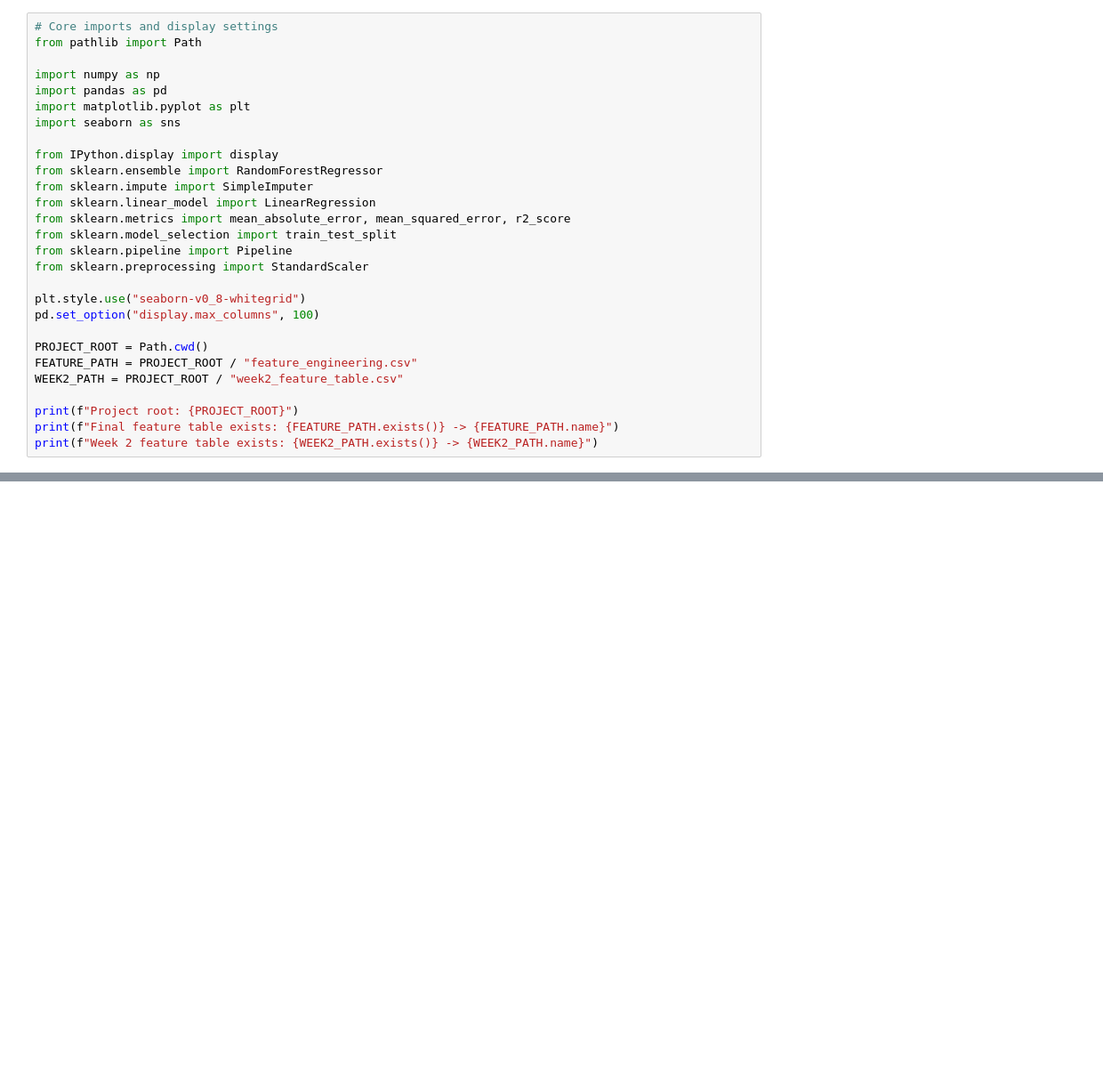
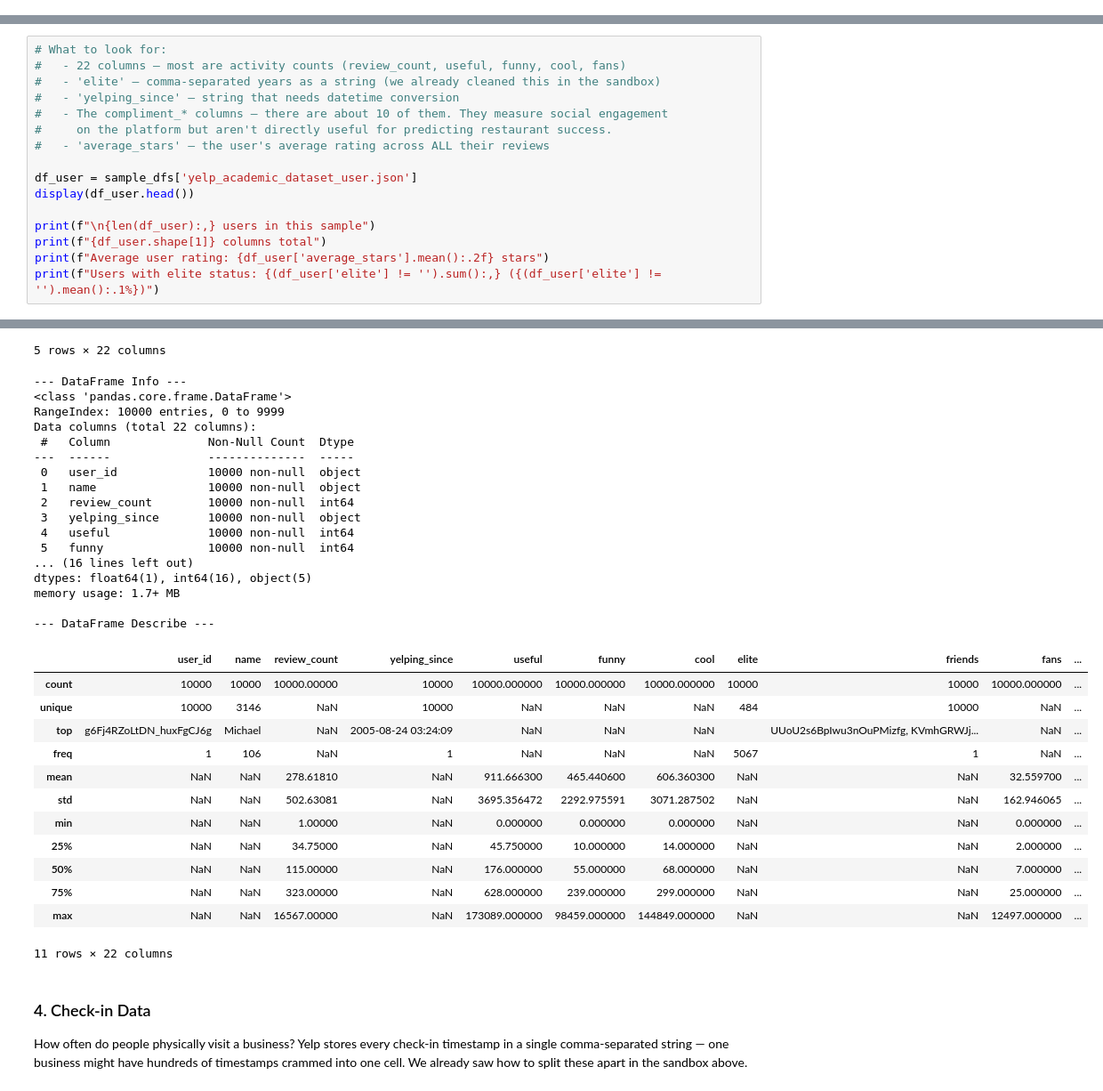
Before and after one commit to lassieo/Yelp---Restaurants-in-New-Orleans, a Jupyter notebook: DSBA_6211_Master_Notebook.ipynb, the cells around one changed output, grey strips where cells are left out. Shown at 89% size. Drawn from its saved outputs; the diff is of its cells as text; blank space fills up the shorter version.

```diff
--- a/DSBA_6211_Master_Notebook.ipynb
+++ b/DSBA_6211_Master_Notebook.ipynb
@@ -44,28 +0,0 @@ The goal is to walk the reader through the work without making unfinished pieces
-# %%
-# Core imports and display settings
-from pathlib import Path
-
-import numpy as np
-import pandas as pd
-import matplotlib.pyplot as plt
-import seaborn as sns
-
-from IPython.display import display
-from sklearn.ensemble import RandomForestRegressor
-from sklearn.impute import SimpleImputer
-from sklearn.linear_model import LinearRegression
-from sklearn.metrics import mean_absolute_error, mean_squared_error, r2_score
-from sklearn.model_selection import train_test_split
-from sklearn.pipeline import Pipeline
-from sklearn.preprocessing import StandardScaler
-
-plt.style.use("seaborn-v0_8-whitegrid")
-pd.set_option("display.max_columns", 100)
-
-PROJECT_ROOT = Path.cwd()
-FEATURE_PATH = PROJECT_ROOT / "feature_engineering.csv"
-WEEK2_PATH = PROJECT_ROOT / "week2_feature_table.csv"
-
-print(f"Project root: {PROJECT_ROOT}")
-print(f"Final feature table exists: {FEATURE_PATH.exists()} -> {FEATURE_PATH.name}")
-print(f"Week 2 feature table exists: {WEEK2_PATH.exists()} -> {WEEK2_PATH.name}")
@@ -512,0 +475,17 @@ The reader should leave with one clean idea: Yelp success in New Orleans is part
+# %%
+# What to look for:
+#   - 22 columns — most are activity counts (review_count, useful, funny, cool, fans)
+#   - 'elite' — comma-separated years as a string (we already cleaned this in the sandbox)
+#   - 'yelping_since' — string that needs datetime conversion
+#   - The compliment_* columns — there are about 10 of them. They measure social engagement
+#     on the platform but aren't directly useful for predicting restaurant success.
+#   - 'average_stars' — the user's average rating across ALL their reviews
+
+df_user = sample_dfs['yelp_academic_dataset_user.json']
+display(df_user.head())
+
+print(f"\n{len(df_user):,} users in this sample")
+print(f"{df_user.shape[1]} columns total")
+print(f"Average user rating: {df_user['average_stars'].mean():.2f} stars")
+print(f"Users with elite status: {(df_user['elite'] != '').sum():,} ({(df_user['elite'] != '').mean():.1%})")
+# %% [output]
@@ -512,0 +498,35 @@ The reader should leave with one clean idea: Yelp success in New Orleans is part
+5 rows × 22 columns
+--- DataFrame Info ---
+<class 'pandas.core.frame.DataFrame'>
+RangeIndex: 10000 entries, 0 to 9999
+Data columns (total 22 columns):
+ #   Column              Non-Null Count  Dtype
+---  ------              --------------  -----
+ 0   user_id             10000 non-null  object
+ 1   name                10000 non-null  object
+ 2   review_count        10000 non-null  int64
+ 3   yelping_since       10000 non-null  object
+ 4   useful              10000 non-null  int64
+ 5   funny               10000 non-null  int64
+... (16 lines left out)
+dtypes: float64(1), int64(16), object(5)
+memory usage: 1.7+ MB
+
+--- DataFrame Describe ---
+|  | user_id | name | review_count | yelping_since | useful | funny | cool | elite | friends | fans | ... |
+| count | 10000 | 10000 | 10000.00000 | 10000 | 10000.000000 | 10000.000000 | 10000.000000 | 10000 | 10000 | 10000.000000 | ... |
+| unique | 10000 | 3146 | NaN | 10000 | NaN | NaN | NaN | 484 | 10000 | NaN | ... |
+| top | g6Fj4RZoLtDN_huxFgCJ6g | Michael | NaN | 2005-08-24 03:24:09 | NaN | NaN | NaN |  | UUoU2s6BpIwu3nOuPMizfg, KVmhGRWJj... | NaN | ... |
+| freq | 1 | 106 | NaN | 1 | NaN | NaN | NaN | 5067 | 1 | NaN | ... |
+| mean | NaN | NaN | 278.61810 | NaN | 911.666300 | 465.440600 | 606.360300 | NaN | NaN | 32.559700 | ... |
+| std | NaN | NaN | 502.63081 | NaN | 3695.356472 | 2292.975591 | 3071.287502 | NaN | NaN | 162.946065 | ... |
+| min | NaN | NaN | 1.00000 | NaN | 0.000000 | 0.000000 | 0.000000 | NaN | NaN | 0.000000 | ... |
+| 25% | NaN | NaN | 34.75000 | NaN | 45.750000 | 10.000000 | 14.000000 | NaN | NaN | 2.000000 | ... |
+| 50% | NaN | NaN | 115.00000 | NaN | 176.000000 | 55.000000 | 68.000000 | NaN | NaN | 7.000000 | ... |
+| 75% | NaN | NaN | 323.00000 | NaN | 628.000000 | 239.000000 | 299.000000 | NaN | NaN | 25.000000 | ... |
+| max | NaN | NaN | 16567.00000 | NaN | 173089.000000 | 98459.000000 | 144849.000000 | NaN | NaN | 12497.000000 | ... |
+11 rows × 22 columns
+# %% [markdown]
+### 4. Check-in Data
+
+How often do people physically visit a business? Yelp stores every check-in timestamp in a single comma-separated string — one business might have hundreds of timestamps crammed into one cell. We already saw how to split these apart in the sandbox above.
```
Also changed, not shown: parts of 109 cells of this notebook, 1 other file.
